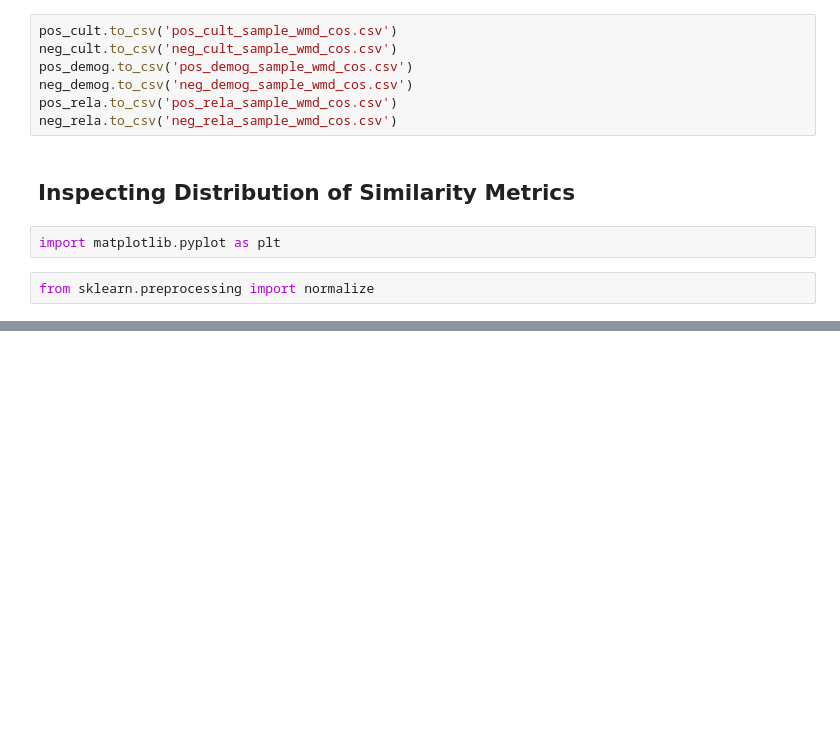
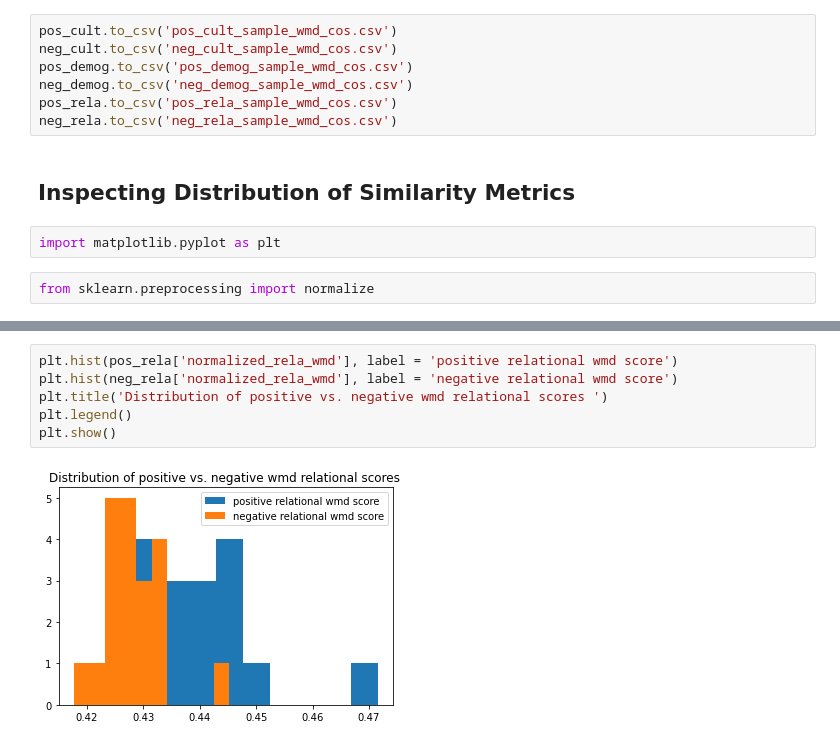
Before and after one commit to h2researchgroup/embeddings, a Jupyter notebook: word_movers_distance/Calculate_WMD_cos_scores.ipynb, the cells around one changed output, grey strips where cells are left out. Cells and saved outputs as stored; diff of their text form; blank space fills up the shorter version.

```diff
--- a/word_movers_distance/Calculate_WMD_cos_scores.ipynb
+++ b/word_movers_distance/Calculate_WMD_cos_scores.ipynb
@@ -643,0 +651,8 @@ plt.show()
+# %%
+plt.hist(pos_rela['normalized_rela_wmd'], label = 'positive relational wmd score')
+plt.hist(neg_rela['normalized_rela_wmd'], label = 'negative relational wmd score')
+plt.title('Distribution of positive vs. negative wmd relational scores ')
+plt.legend()
+plt.show()
+# %% [output]
+[figure, added]
```
Also changed, not shown: parts of 55 cells of this notebook.
